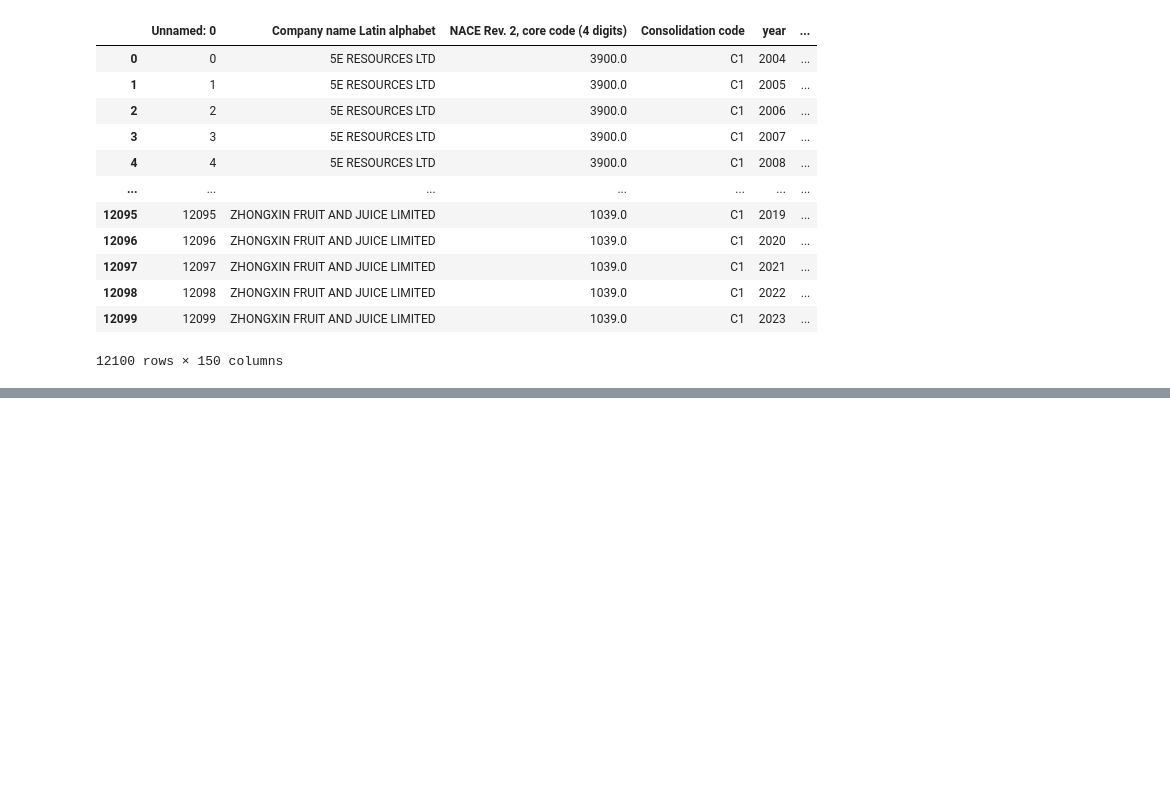
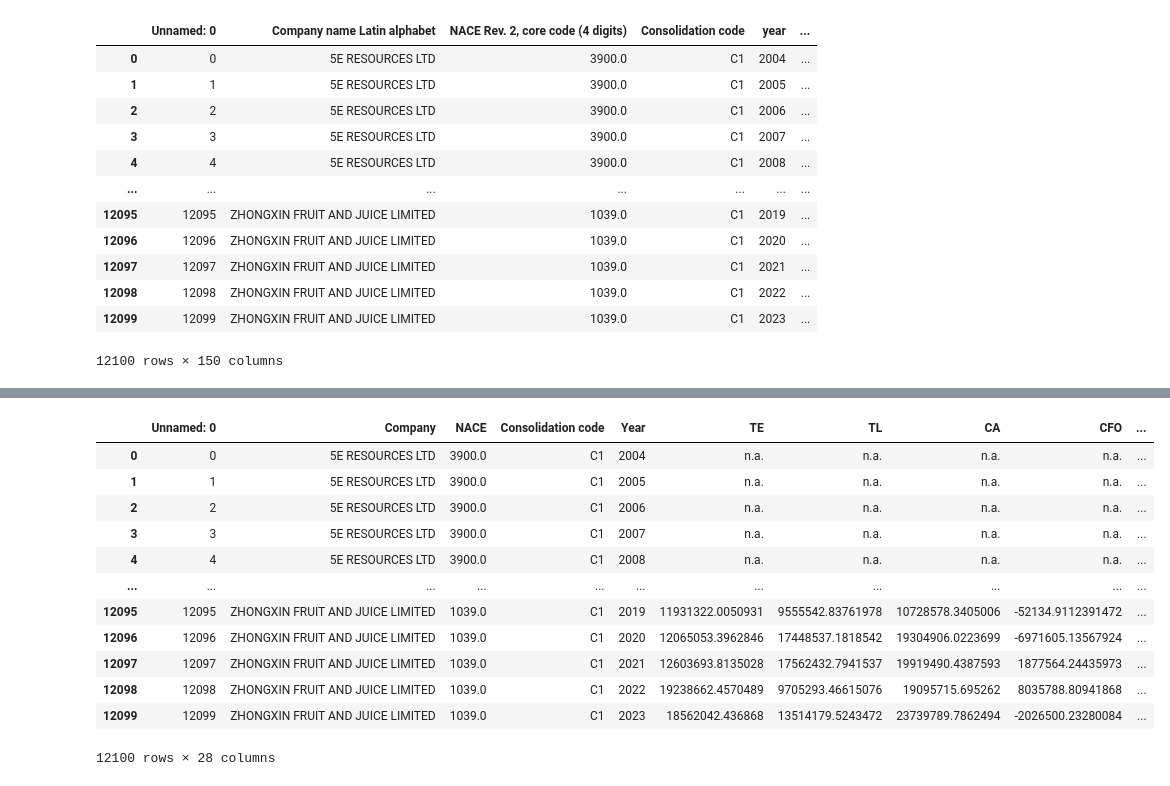
Before and after one commit to yungqiyang/sgx_panel_data_analysis, a Jupyter notebook: sgx_data_cleaning.ipynb, the cells around one changed output, grey strips where cells are left out. Drawn from its saved outputs; the diff is of its cells as text; code cells hidden in the pictures; blank space fills up the shorter version.

Commit message:
Commiting sgx data wrangling 1.0

```diff
--- a/sgx_analysis.ipynb
+++ b/sgx_data_cleaning.ipynb
@@ -134,0 +153,3 @@ sgx = sgx.rename(columns = colname_mapping)
+# %%
+cpi = pd.read_csv("Data/sg_cpi.csv")
+cpi
@@ -135 +174,18 @@ sgx = sgx.rename(columns = colname_mapping)
+# %%
+sgx = pd.merge(left= sgx, right= cpi, how= "left")
+sgx
+# %% [output]
+|  | Unnamed: 0 | Company | NACE | Consolidation code | Year | TE | TL | CA | CFO | ... |
+| 0 | 0 | 5E RESOURCES LTD | 3900.0 | C1 | 2004 | n.a. | n.a. | n.a. | n.a. | ... |
+| 1 | 1 | 5E RESOURCES LTD | 3900.0 | C1 | 2005 | n.a. | n.a. | n.a. | n.a. | ... |
+| 2 | 2 | 5E RESOURCES LTD | 3900.0 | C1 | 2006 | n.a. | n.a. | n.a. | n.a. | ... |
+| 3 | 3 | 5E RESOURCES LTD | 3900.0 | C1 | 2007 | n.a. | n.a. | n.a. | n.a. | ... |
+| 4 | 4 | 5E RESOURCES LTD | 3900.0 | C1 | 2008 | n.a. | n.a. | n.a. | n.a. | ... |
+| ... | ... | ... | ... | ... | ... | ... | ... | ... | ... | ... |
+| 12095 | 12095 | ZHONGXIN FRUIT AND JUICE LIMITED | 1039.0 | C1 | 2019 | 11931322.0050931 | 9555542.83761978 | 10728578.3405006 | -52134.9112391472 | ... |
+| 12096 | 12096 | ZHONGXIN FRUIT AND JUICE LIMITED | 1039.0 | C1 | 2020 | 12065053.3962846 | 17448537.1818542 | 19304906.0223699 | -6971605.13567924 | ... |
+| 12097 | 12097 | ZHONGXIN FRUIT AND JUICE LIMITED | 1039.0 | C1 | 2021 | 12603693.8135028 | 17562432.7941537 | 19919490.4387593 | 1877564.24435973 | ... |
+| 12098 | 12098 | ZHONGXIN FRUIT AND JUICE LIMITED | 1039.0 | C1 | 2022 | 19238662.4570489 | 9705293.46615076 | 19095715.695262 | 8035788.80941868 | ... |
+| 12099 | 12099 | ZHONGXIN FRUIT AND JUICE LIMITED | 1039.0 | C1 | 2023 | 18562042.436868 | 13514179.5243472 | 23739789.7862494 | -2026500.23280084 | ... |
+12100 rows × 28 columns
 # %%
```
Also changed, not shown: parts of 7 cells of this notebook, 3 other files.
